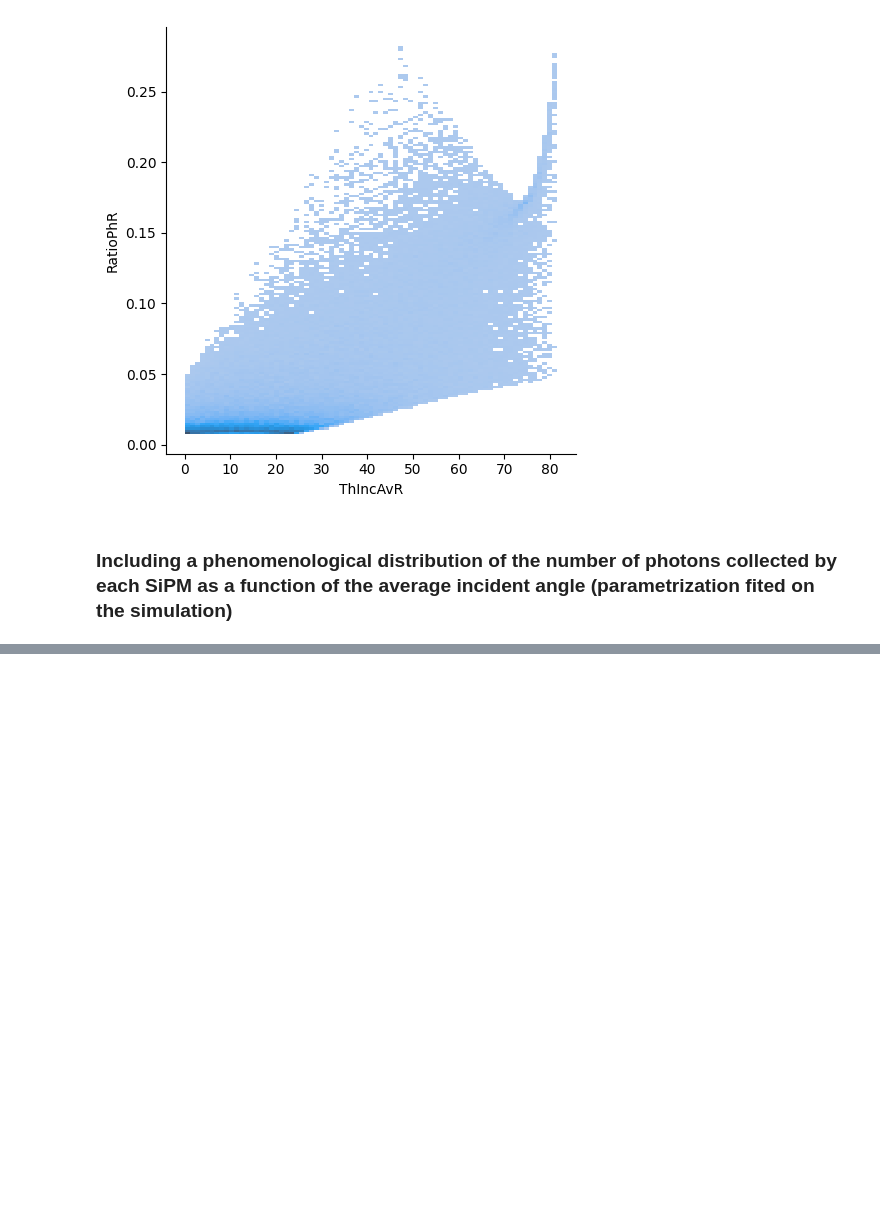
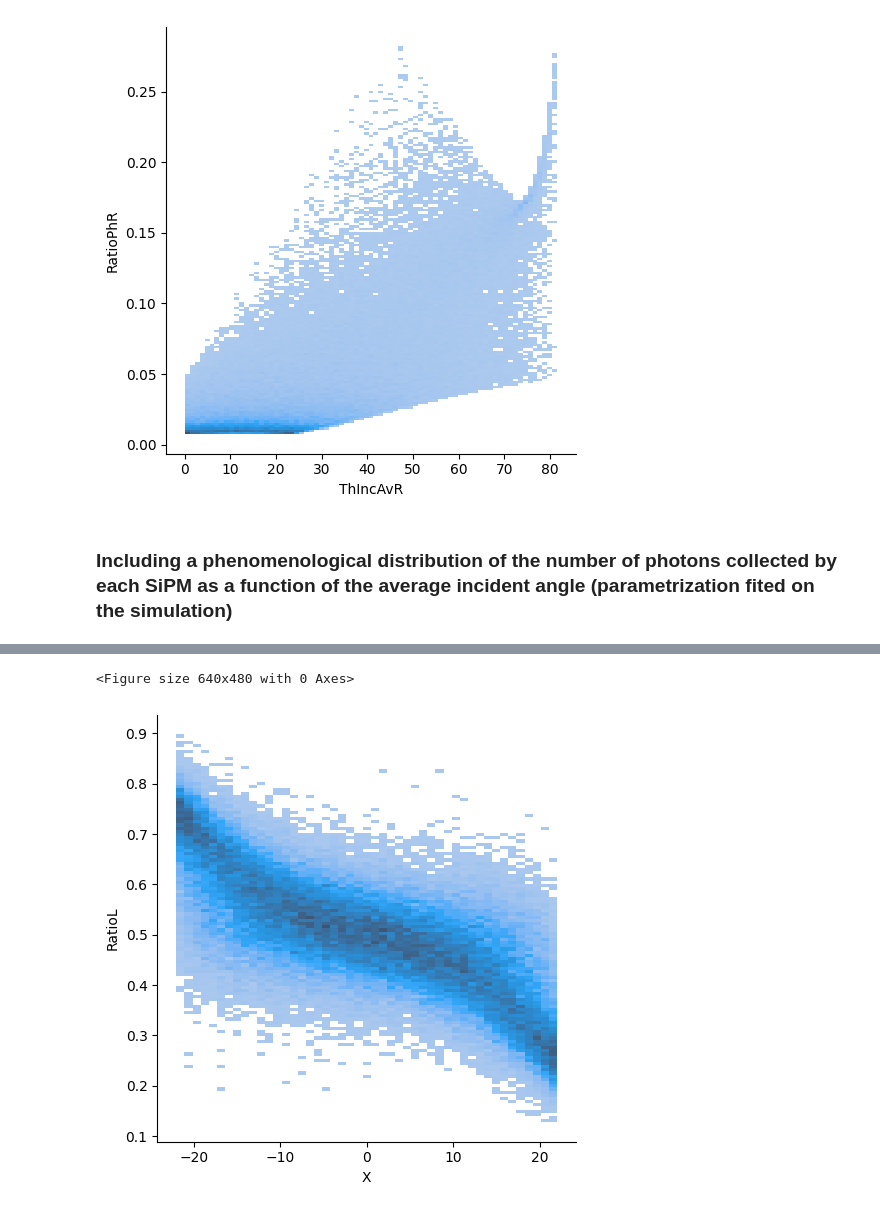
Before and after one commit to aldros/NGn, a Jupyter notebook: NGn_photon_ratio.ipynb, the cells around one changed output, grey strips where cells are left out. Cells and saved outputs as stored; diff of their text form; code cells hidden in the pictures; blank space fills up the shorter version.

```diff
--- a/NGn_photon_ratio.ipynb
+++ b/NGn_photon_ratio.ipynb
@@ -599,0 +600,10 @@ sns.scatterplot(x="X", y="RatioL", data=df)
+# %%
+import seaborn as sns
+import matplotlib.pyplot as plt
+
+plt.clf()
+sns.displot(x="X", y="RatioL", data=df)
+plt.tight_layout()
+# %% [output]
+<Figure size 640x480 with 0 Axes>
+[figure, added]
```
Also changed, not shown: parts of 3 cells of this notebook.
